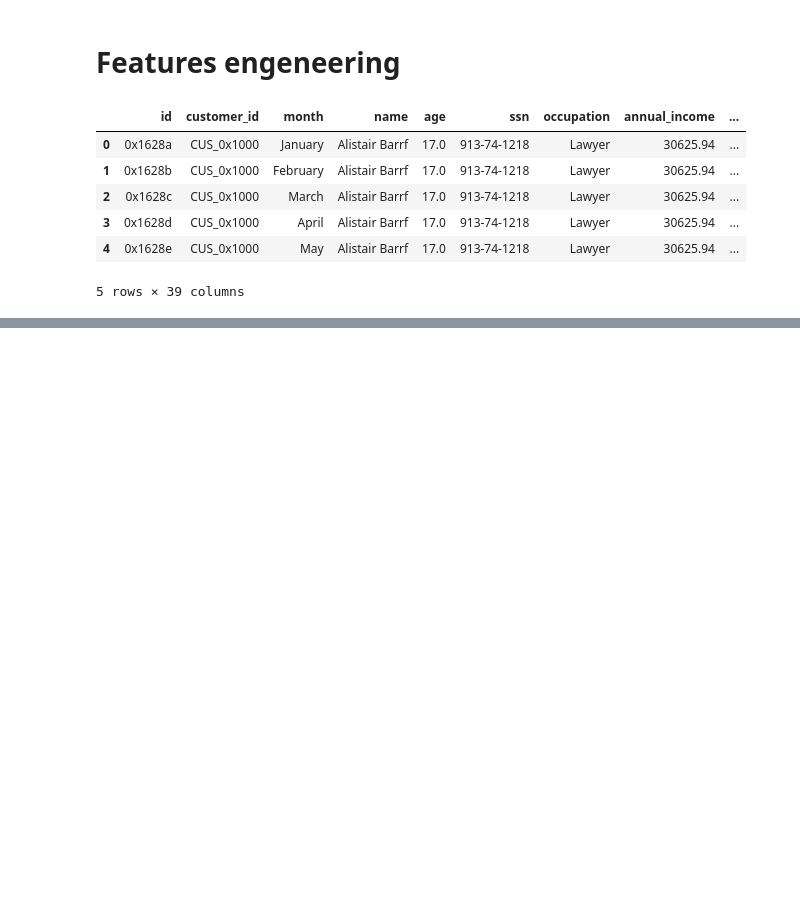
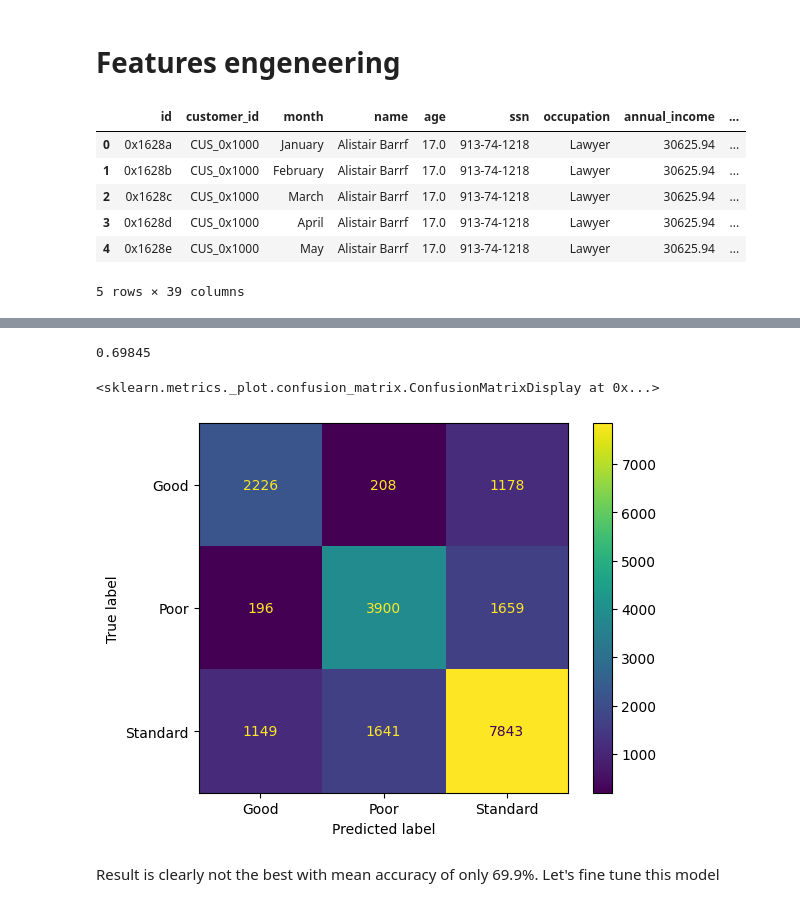
Before and after one commit to Stayermax/MLzoomcamp_midterm_project, a Jupyter notebook: dataset_eda.ipynb, the cells around one changed output, grey strips where cells are left out. Cells and saved outputs as stored; diff of their text form; code cells hidden in the pictures; blank space fills up the shorter version.

Commit message:
decision tree and random forest added

```diff
--- a/dataset_eda.ipynb
+++ b/dataset_eda.ipynb
@@ -1447,0 +1536,5 @@ df.head()
+# %%
+y_full_train = df_full_train.credit_score
+y_train = df_train.credit_score
+y_val = df_val.credit_score
+y_test = df_test.credit_score
@@ -1447,0 +1550,8 @@ df.head()
+# %%
+full_train_dicts = df_full_train.to_dict(orient='records')
+train_dicts = df_train.to_dict(orient='records')
+val_dicts = df_val.to_dict(orient='records')
+test_dicts = df_test.to_dict(orient='records')
+# %%
+dv = DictVectorizer(sparse=False)
+X_train = dv.fit_transform(train_dicts)
@@ -1447,0 +1589,3 @@ df.head()
+# %%
+dt = DecisionTreeClassifier()
+dt.fit(X_train, y_train)
@@ -1447,0 +1624,11 @@ df.head()
+# %%
+dt.score(X_val, y_val)
+# %% [output]
+0.69845
+# %%
+ConfusionMatrixDisplay.from_estimator(dt, X_val, y_val)
+# %% [output]
+<sklearn.metrics._plot.confusion_matrix.ConfusionMatrixDisplay at 0x...>
+[figure, added]
+# %% [markdown]
+Result is clearly not the best with mean accuracy of only 69.9%. Let's fine tune this model
```
Also changed, not shown: parts of 89 cells of this notebook.
